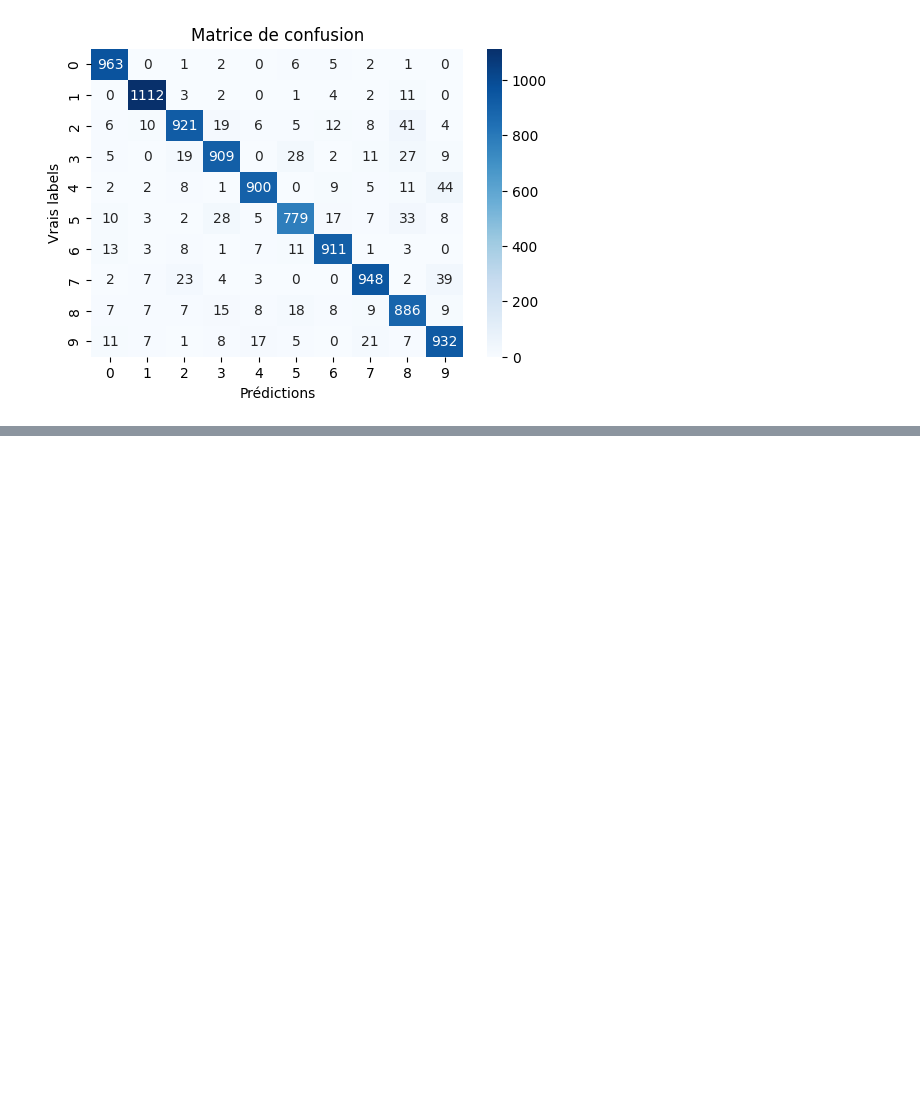
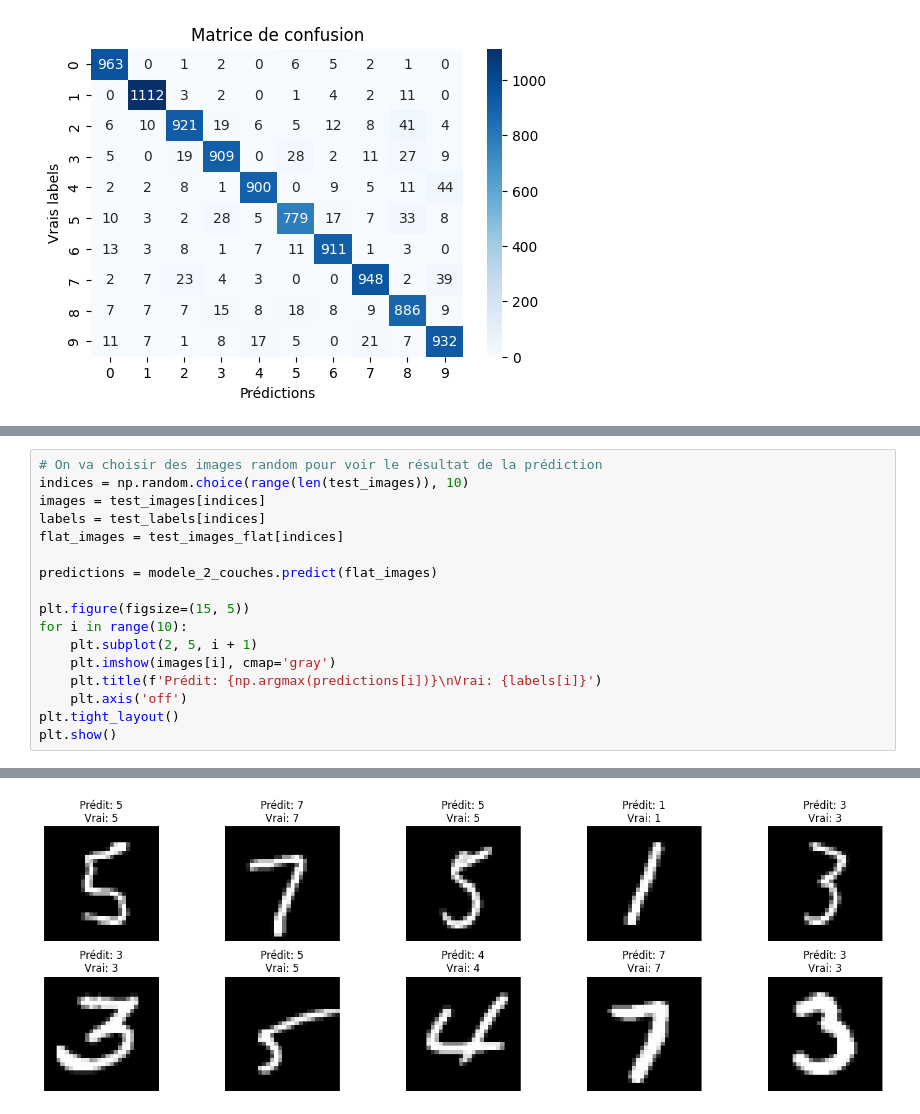
Before and after one commit to yacinbaltagi/DeepLearning-BALTAGI-ALI, a Jupyter notebook: code-BALTAGI-ALI.ipynb, the cells around one changed output, grey strips where cells are left out. Cells and saved outputs as stored; diff of their text form; blank space fills up the shorter version.

```diff
--- a/code-BALTAGI-ALI.ipynb
+++ b/code-BALTAGI-ALI.ipynb
@@ -220,0 +375,18 @@ plt.show()
+# %%
+# On va choisir des images random pour voir le résultat de la prédiction
+indices = np.random.choice(range(len(test_images)), 10)
+images = test_images[indices]
+labels = test_labels[indices]
+flat_images = test_images_flat[indices]
+
+predictions = modele_2_couches.predict(flat_images)
+
+plt.figure(figsize=(15, 5))
+for i in range(10):
+    plt.subplot(2, 5, i + 1)
+    plt.imshow(images[i], cmap='gray')
+    plt.title(f'Prédit: {np.argmax(predictions[i])}\nVrai: {labels[i]}')
+    plt.axis('off')
+plt.tight_layout()
+plt.show()
+# %% [output]
@@ -220,0 +394 @@ plt.show()
+[figure, added]
```
Also changed, not shown: parts of 26 cells of this notebook.
